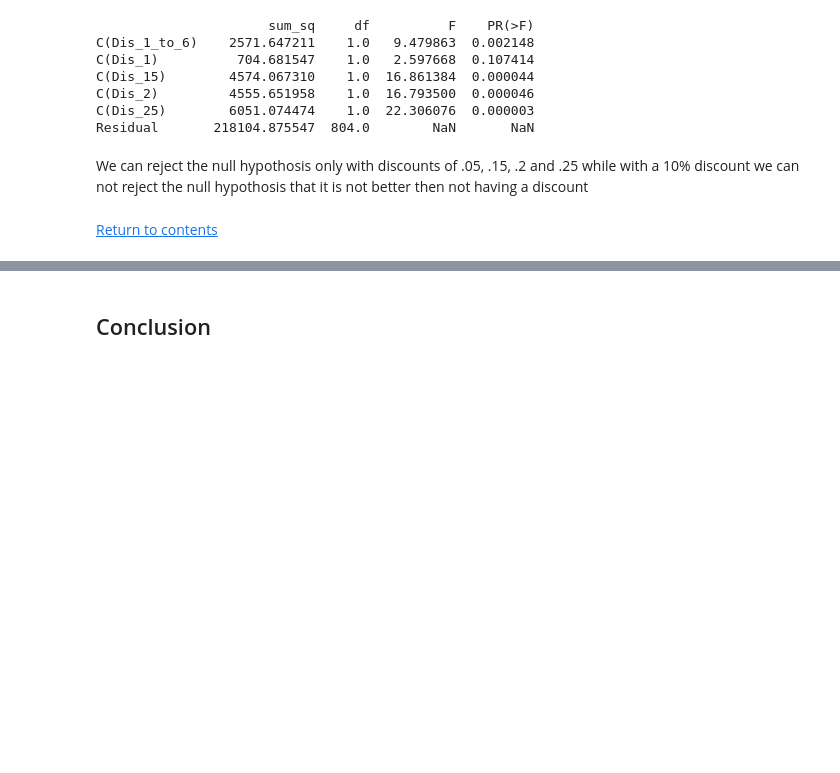
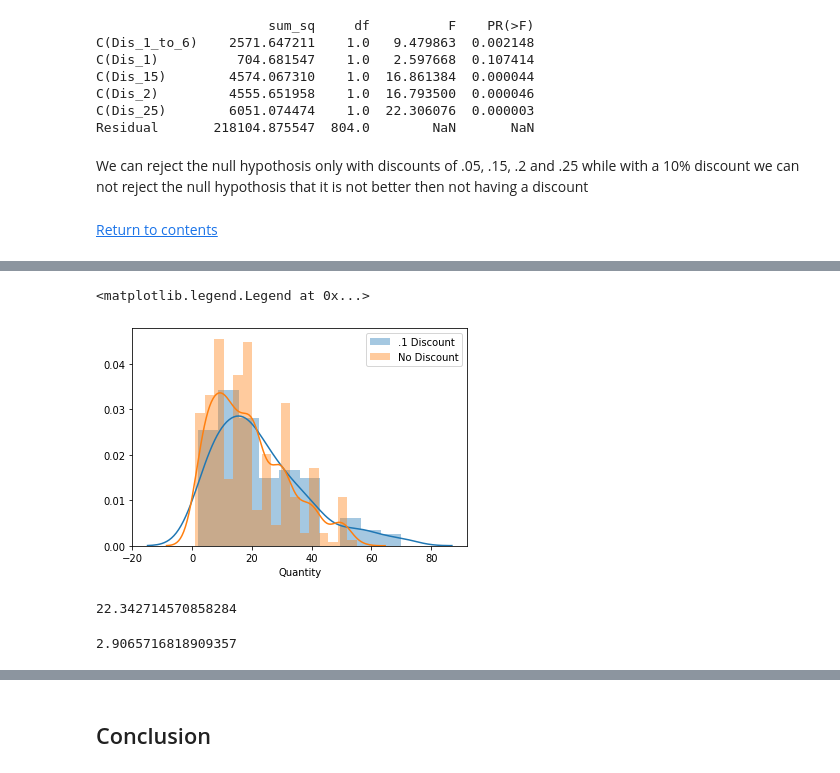
Before and after one commit to lraichik/dsc-mod-3-project-online-ds-ft-051319, a Jupyter notebook: Levi Raichik Mod 3 Project.ipynb, the cells around one changed output, grey strips where cells are left out. Drawn from its saved outputs; the diff is of its cells as text; code cells hidden in the pictures; blank space fills up the shorter version.

```diff
--- a/Levi Raichik Mod 3 Project.ipynb
+++ b/Levi Raichik Mod 3 Project.ipynb
@@ -343,0 +432,2 @@ We can reject the null hypothosis only with discounts of .05, .15, .2 and .25 wh
+# %%
+Dis_1df = discountdf_discount.loc[discountdf_discount.Dis_1 == 1]
@@ -343,0 +447,20 @@ We can reject the null hypothosis only with discounts of .05, .15, .2 and .25 wh
+# %%
+sns.distplot(Dis_1df.Quantity, label='.1 Discount')
+sns.distplot(discountdf_no_discount.Quantity, label='No Discount')
+plt.legend()
+# %% [output]
+<matplotlib.legend.Legend at 0x...>
+[figure, added]
+# %%
+boot_10discount = []
+for i in range(30):
+    a = np.mean(bootstrap(Dis_1df.Quantity, 1))
+    boot_10discount.append(a)
+np.mean(boot_10discount)
+# %% [output]
+22.342714570858284
+# %%
+Dis_10_effect2 = Cohen_d_list(boot_10discount, boot_no_discount)
+Dis_10_effect2
+# %% [output]
+2.9065716818909357
```
Also changed, not shown: parts of 122 cells of this notebook, 1 other file.
